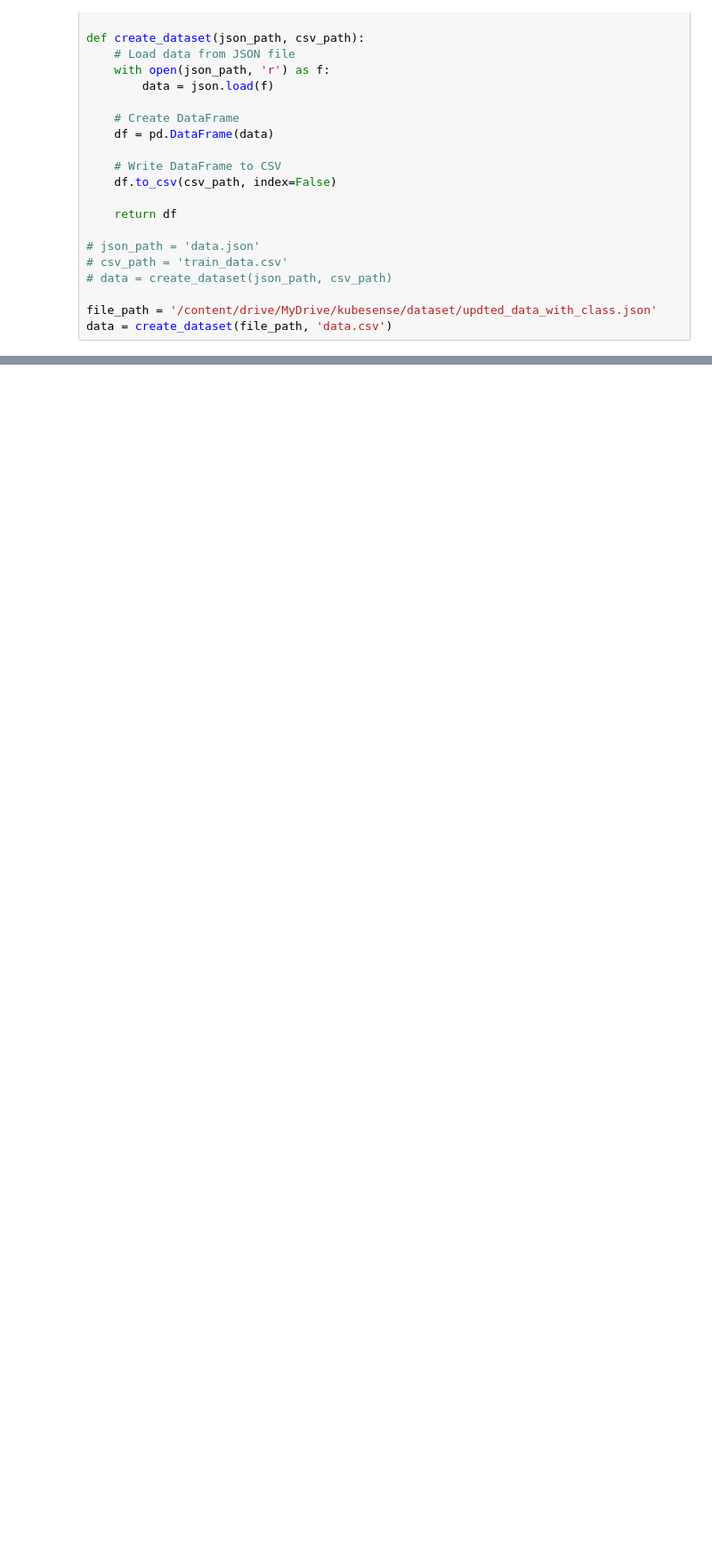
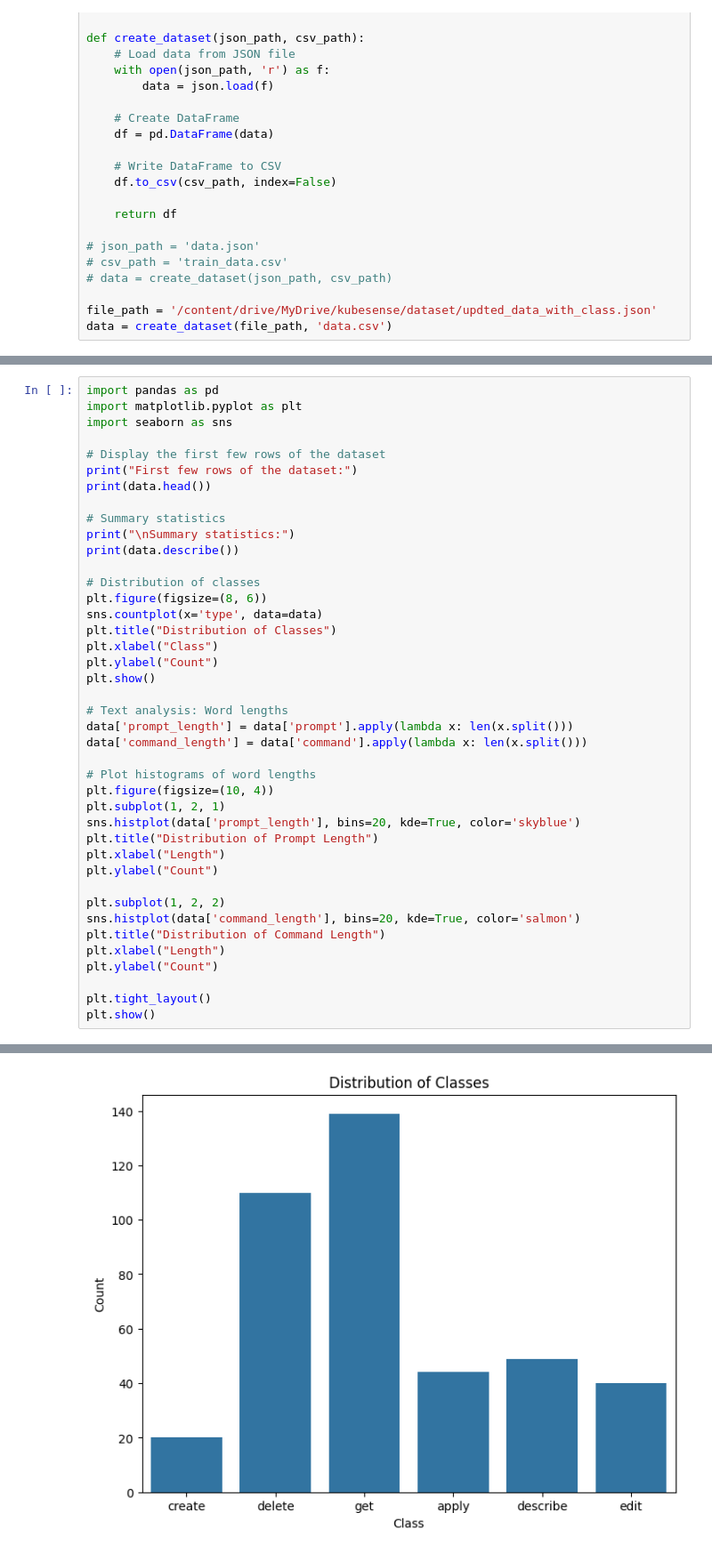
Before and after one commit to Malitha08/Kubesense-FYP, a Jupyter notebook: kubesense_main_model.ipynb, the cells around one changed output, grey strips where cells are left out. Shown at 89% size. Saved outputs shown, nothing was run; the diff lists cells and outputs as text; blank space fills up the shorter version.

```diff
--- a/kubesense_main_model.ipynb
+++ b/kubesense_main_model.ipynb
@@ -739,0 +105,42 @@ Generated kubectl Command: kubectl apply -f <name>
+# %%
+import pandas as pd
+import matplotlib.pyplot as plt
+import seaborn as sns
+
+# Display the first few rows of the dataset
+print("First few rows of the dataset:")
+print(data.head())
+
+# Summary statistics
+print("\nSummary statistics:")
+print(data.describe())
+
+# Distribution of classes
+plt.figure(figsize=(8, 6))
+sns.countplot(x='type', data=data)
+plt.title("Distribution of Classes")
+plt.xlabel("Class")
+plt.ylabel("Count")
+plt.show()
+
+# Text analysis: Word lengths
+data['prompt_length'] = data['prompt'].apply(lambda x: len(x.split()))
+data['command_length'] = data['command'].apply(lambda x: len(x.split()))
+
+# Plot histograms of word lengths
+plt.figure(figsize=(10, 4))
+plt.subplot(1, 2, 1)
+sns.histplot(data['prompt_length'], bins=20, kde=True, color='skyblue')
+plt.title("Distribution of Prompt Length")
+plt.xlabel("Length")
+plt.ylabel("Count")
+
+plt.subplot(1, 2, 2)
+sns.histplot(data['command_length'], bins=20, kde=True, color='salmon')
+plt.title("Distribution of Command Length")
+plt.xlabel("Length")
+plt.ylabel("Count")
+
+plt.tight_layout()
+plt.show()
+# %% [output]
@@ -739,0 +164 @@ Generated kubectl Command: kubectl apply -f <name>
+[figure, added]
```
Also changed, not shown: parts of 63 cells of this notebook.
